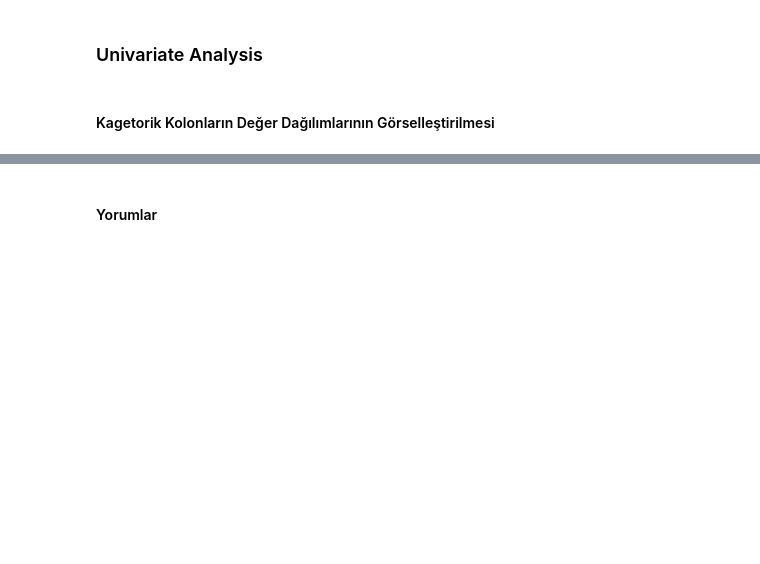
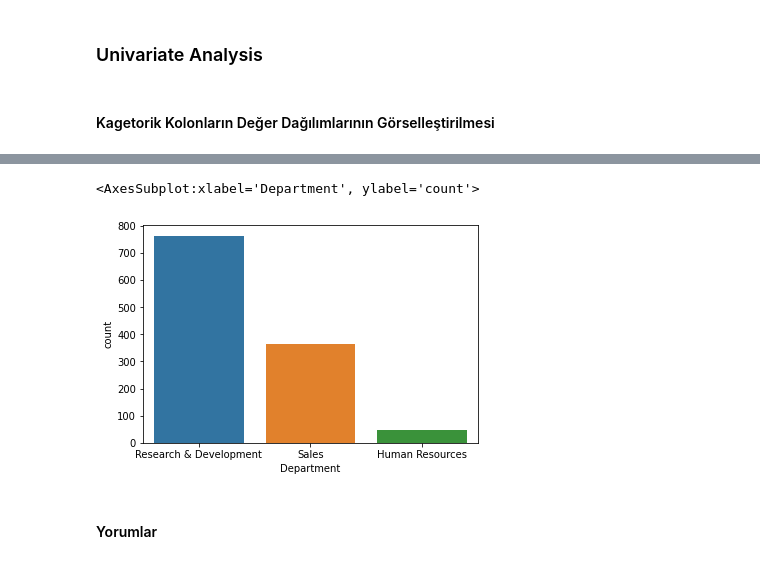
Before and after one commit to ersingundem/dsbootcamp2022-hr-attrition-prediction-project-ersingundem, a Jupyter notebook: Project Template.ipynb, the cells around one changed output, grey strips where cells are left out. Cells and saved outputs as stored; diff of their text form; code cells hidden in the pictures; blank space fills up the shorter version.

```diff
--- a/Project Template.ipynb
+++ b/Project Template.ipynb
@@ -143,3 +249,9 @@ Yaptığınız ilk gözlemler sonucunda yaptığınız varsayımları açıklay
+# %%
+
+sns.countplot(x="Department", data=train)
+# %% [output]
+<AxesSubplot:xlabel='Department', ylabel='count'>
+[figure, added]
 # %% [markdown]
 #### Yorumlar
 # %% [markdown]
```
Also changed, not shown: parts of 19 cells of this notebook, 2 other files.
